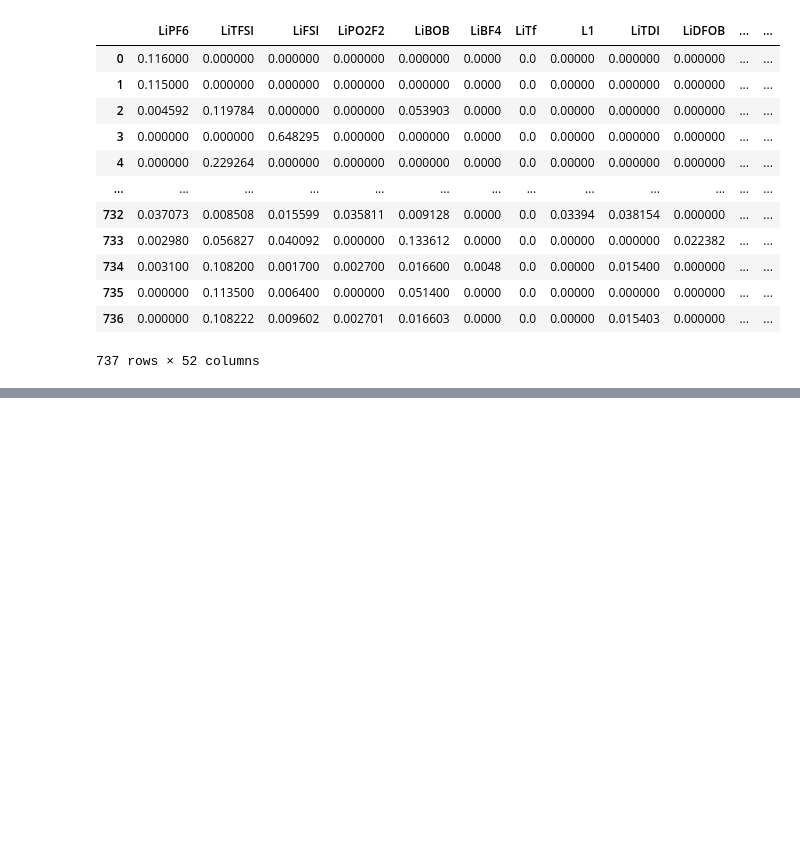
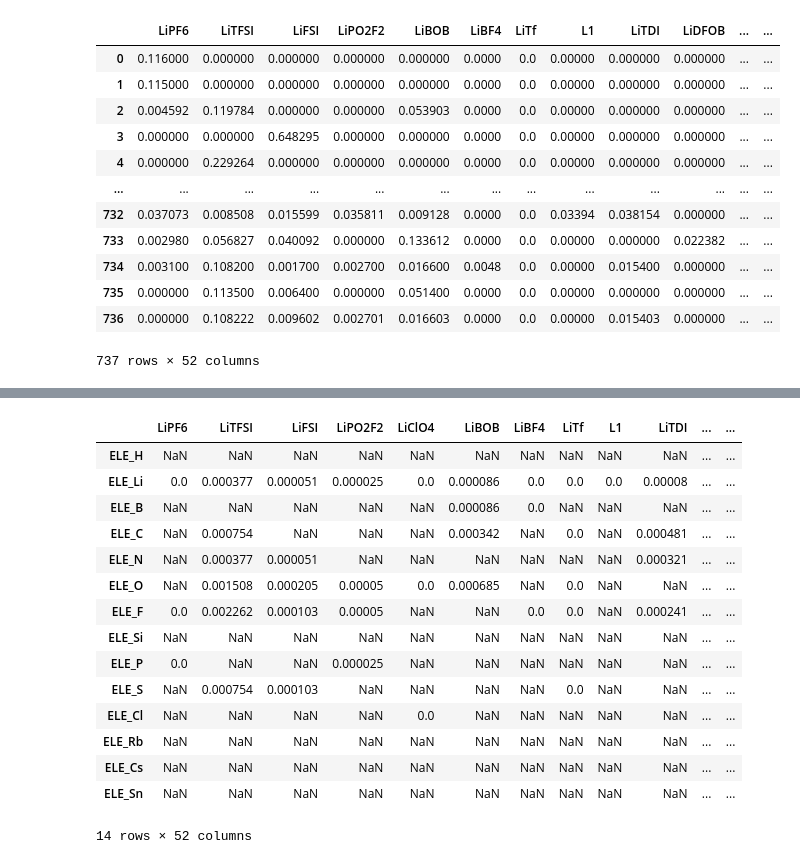
Before and after one commit to zleung9/bo-electrolyte, a Jupyter notebook: notebooks/chemicals_processing.ipynb, the cells around one changed output, grey strips where cells are left out. Drawn from its saved outputs; the diff is of its cells as text; code cells hidden in the pictures; blank space fills up the shorter version.

```diff
--- a/notebooks/chemicals_processing.ipynb
+++ b/notebooks/chemicals_processing.ipynb
@@ -62,0 +139,19 @@ ds_lm.chemicals
+# %%
+df_recipe_elements
+# %% [output]
+|  | LiPF6 | LiTFSI | LiFSI | LiPO2F2 | LiClO4 | LiBOB | LiBF4 | LiTf | L1 | LiTDI | ... | ... |
+| ELE_H | NaN | NaN | NaN | NaN | NaN | NaN | NaN | NaN | NaN | NaN | ... | ... |
+| ELE_Li | 0.0 | 0.000377 | 0.000051 | 0.000025 | 0.0 | 0.000086 | 0.0 | 0.0 | 0.0 | 0.00008 | ... | ... |
+| ELE_B | NaN | NaN | NaN | NaN | NaN | 0.000086 | 0.0 | NaN | NaN | NaN | ... | ... |
+| ELE_C | NaN | 0.000754 | NaN | NaN | NaN | 0.000342 | NaN | 0.0 | NaN | 0.000481 | ... | ... |
+| ELE_N | NaN | 0.000377 | 0.000051 | NaN | NaN | NaN | NaN | NaN | NaN | 0.000321 | ... | ... |
+| ELE_O | NaN | 0.001508 | 0.000205 | 0.00005 | 0.0 | 0.000685 | NaN | 0.0 | NaN | NaN | ... | ... |
+| ELE_F | 0.0 | 0.002262 | 0.000103 | 0.00005 | NaN | NaN | 0.0 | 0.0 | NaN | 0.000241 | ... | ... |
+| ELE_Si | NaN | NaN | NaN | NaN | NaN | NaN | NaN | NaN | NaN | NaN | ... | ... |
+| ELE_P | 0.0 | NaN | NaN | 0.000025 | NaN | NaN | NaN | NaN | NaN | NaN | ... | ... |
+| ELE_S | NaN | 0.000754 | 0.000103 | NaN | NaN | NaN | NaN | 0.0 | NaN | NaN | ... | ... |
+| ELE_Cl | NaN | NaN | NaN | NaN | 0.0 | NaN | NaN | NaN | NaN | NaN | ... | ... |
+| ELE_Rb | NaN | NaN | NaN | NaN | NaN | NaN | NaN | NaN | NaN | NaN | ... | ... |
+| ELE_Cs | NaN | NaN | NaN | NaN | NaN | NaN | NaN | NaN | NaN | NaN | ... | ... |
+| ELE_Sn | NaN | NaN | NaN | NaN | NaN | NaN | NaN | NaN | NaN | NaN | ... | ... |
+14 rows × 52 columns
```
Also changed, not shown: parts of 12 cells of this notebook, 1 other file.
